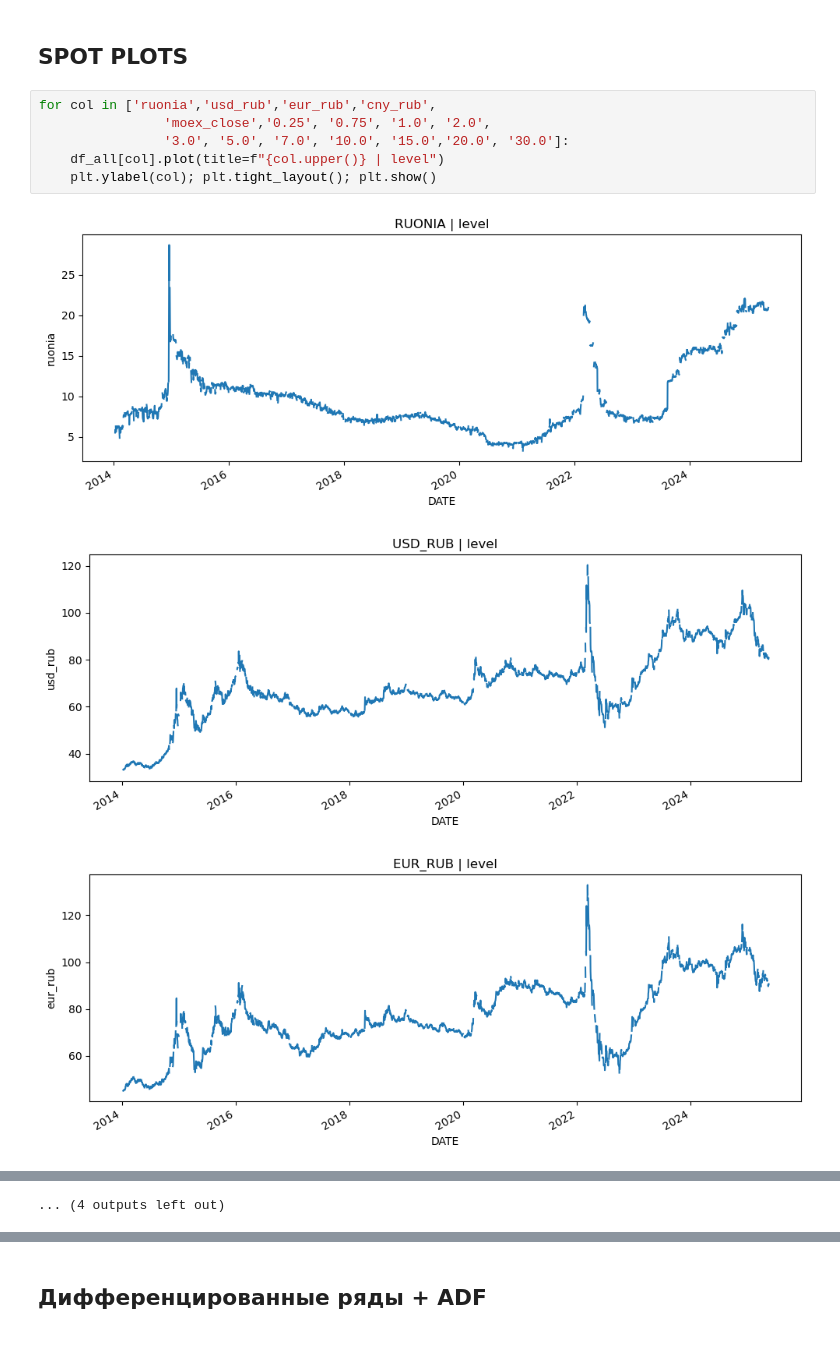
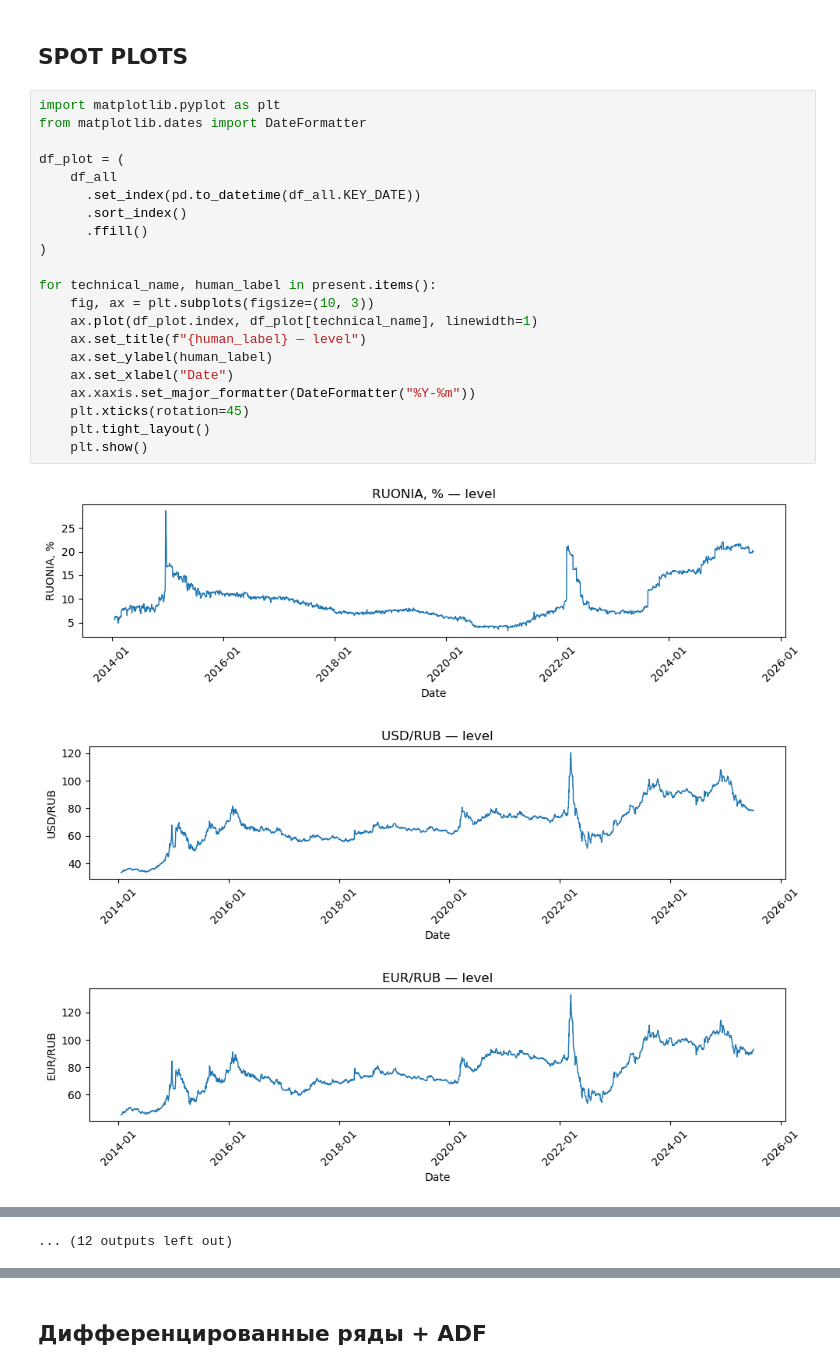
Before and after one commit to dmlast/ruonia-forecast, a Jupyter notebook: notebooks/00_eda.ipynb, the cells around one changed output, grey strips where cells are left out. Drawn from its saved outputs; the diff is of its cells as text.

```diff
--- a/notebooks/00_eda.ipynb
+++ b/notebooks/00_eda.ipynb
@@ -71,12 +164,27 @@ stats.style.format('{:.2f}')
 # %% [markdown]
 ## SPOT PLOTS
 # %%
-for col in ['ruonia','usd_rub','eur_rub','cny_rub',
-                'moex_close','0.25', '0.75', '1.0',	'2.0',
-                '3.0', '5.0', '7.0', '10.0', '15.0','20.0', '30.0']:
-    df_all[col].plot(title=f"{col.upper()} | level")
-    plt.ylabel(col); plt.tight_layout(); plt.show()
+import matplotlib.pyplot as plt
+from matplotlib.dates import DateFormatter
+
+df_plot = (
+    df_all
+      .set_index(pd.to_datetime(df_all.KEY_DATE))
+      .sort_index()
+      .ffill()
+)
+
+for technical_name, human_label in present.items():
+    fig, ax = plt.subplots(figsize=(10, 3))
+    ax.plot(df_plot.index, df_plot[technical_name], linewidth=1)
+    ax.set_title(f"{human_label} — level")
+    ax.set_ylabel(human_label)
+    ax.set_xlabel("Date")
+    ax.xaxis.set_major_formatter(DateFormatter("%Y-%m"))
+    plt.xticks(rotation=45)
+    plt.tight_layout()
+    plt.show()
 # %% [output]
-[figure, old version]
+[figure, new version]
-[figure, old version]
+[figure, new version]
-[figure, old version]
+[figure, new version]
@@ -92,2 +200,2 @@ for col in ['ruonia','usd_rub','eur_rub','cny_rub',
-... (4 outputs left out)
+... (12 outputs left out)
 # %% [markdown]
```
Also changed, not shown: parts of 16 cells of this notebook, 18 other files.
